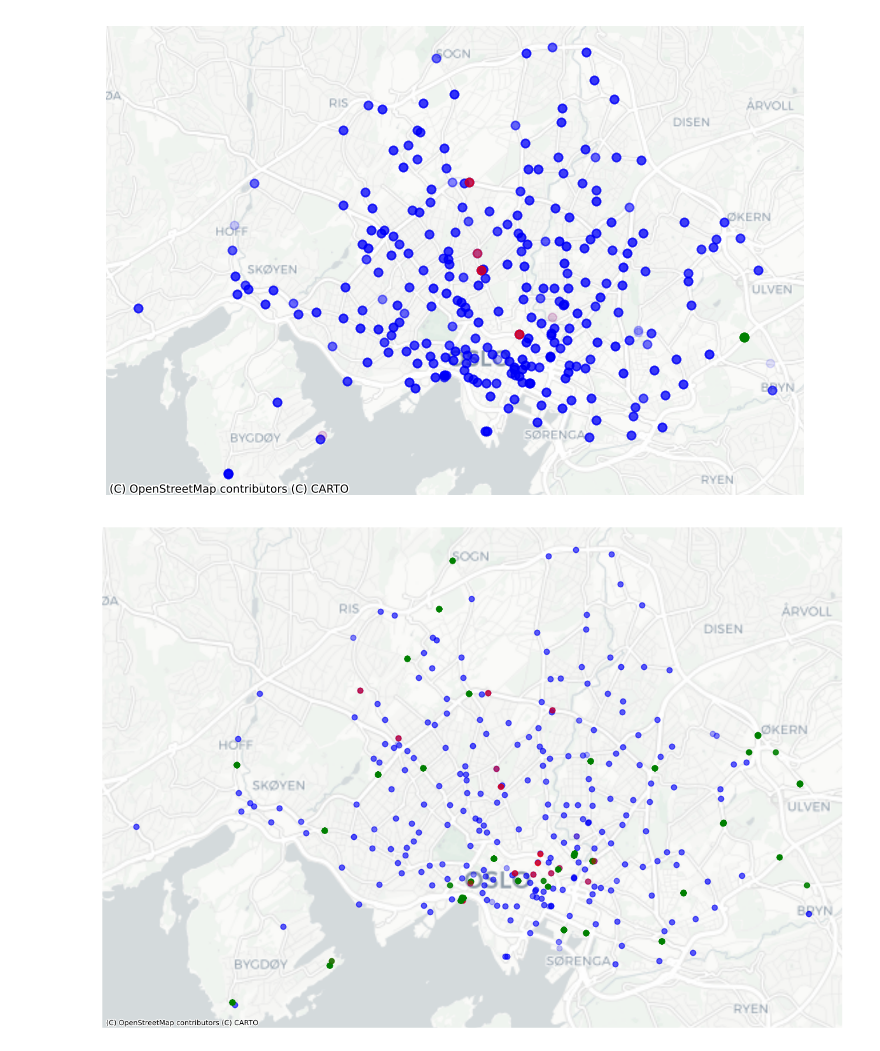
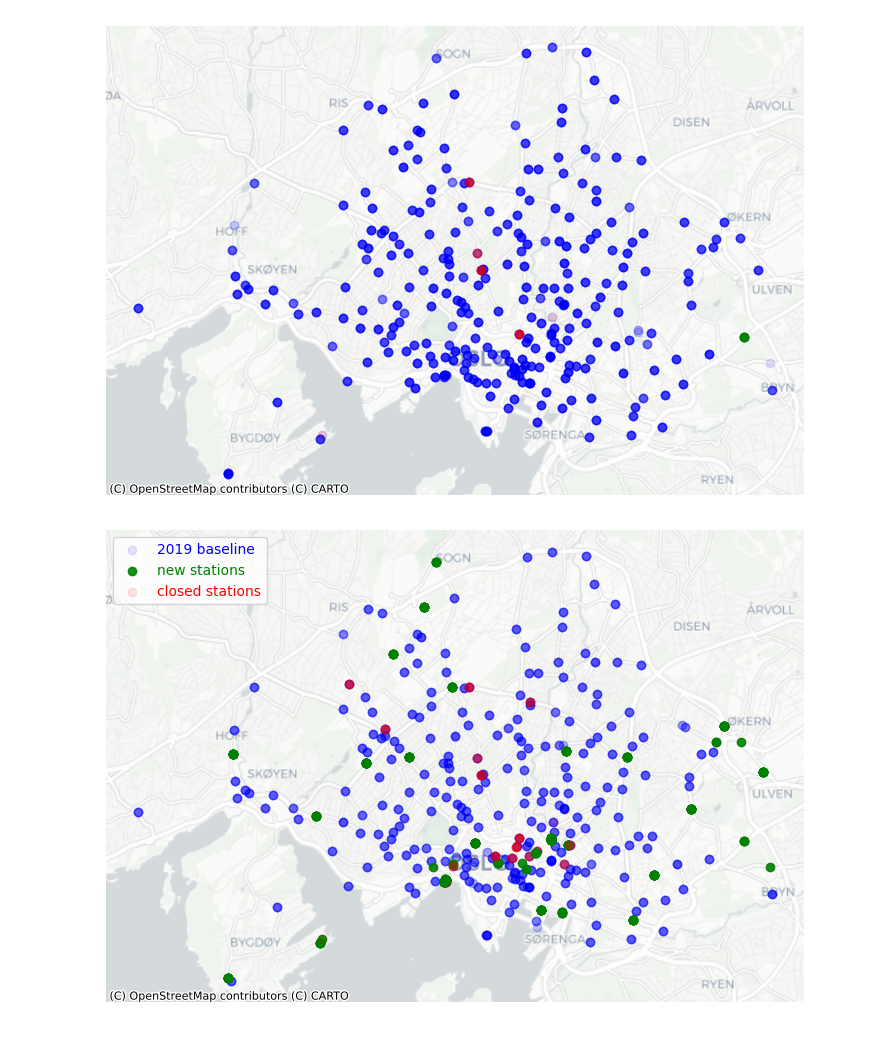
Before and after one commit to niclasclassen/oslo-city-bikes-network-flow-analysis, a Jupyter notebook: stationnetworkgrowth.ipynb, the cells around one changed output. Cells and saved outputs as stored; diff of their text form; code cells hidden in the pictures.

```diff
--- a/stationnetworkgrowth.ipynb
+++ b/stationnetworkgrowth.ipynb
@@ -218,19 +222,20 @@ cx.add_basemap(ax, crs=stations_2019_df.crs, source=cx.providers.CartoDB.Positro
 # %% [output]
 [figure]
 # %%
-f, ax = plt.subplots(1, figsize=(15, 15))
-stations_2019_df.plot(alpha=0.1, ax=ax, color='blue')
+f, ax = plt.subplots(1, figsize=(9, 9))
+stations_2019_df.plot(alpha=0.1, ax=ax, color='blue', label='2019 baseline')
 stations_change_2019_2020_df.plot(alpha=0.9, ax=ax, color='green')
 stations_change_2020_2019_df.plot(alpha=0.1, ax=ax, color='red')
 stations_change_2020_2021_df.plot(alpha=0.9, ax=ax, color='green')
 stations_change_2021_2020_df.plot(alpha=0.1, ax=ax, color='red')
 stations_change_2021_2022_df.plot(alpha=0.9, ax=ax, color='green')
 stations_change_2022_2021_df.plot(alpha=0.1, ax=ax, color='red')
 stations_change_2022_2023_df.plot(alpha=0.9, ax=ax, color='green')
 stations_change_2023_2022_df.plot(alpha=0.1, ax=ax, color='red')
-stations_change_2023_2024_df.plot(alpha=0.9, ax=ax, color='green')
-stations_change_2024_2023_df.plot(alpha=0.1, ax=ax, color='red')
+stations_change_2023_2024_df.plot(alpha=0.9, ax=ax, color='green', label='new stations')
+stations_change_2024_2023_df.plot(alpha=0.1, ax=ax, color='red', label='closed stations')
 ax.set_axis_off()
+plt.legend(labelcolor= ['blue','green', 'red'],loc='upper left')
 cx.add_basemap(ax, crs=stations_2019_df.crs, source=cx.providers.CartoDB.Positron)
 # %% [output]
-[figure, old version]
+[figure, new version]
```
Also changed, not shown: parts of 2 cells of this notebook.
